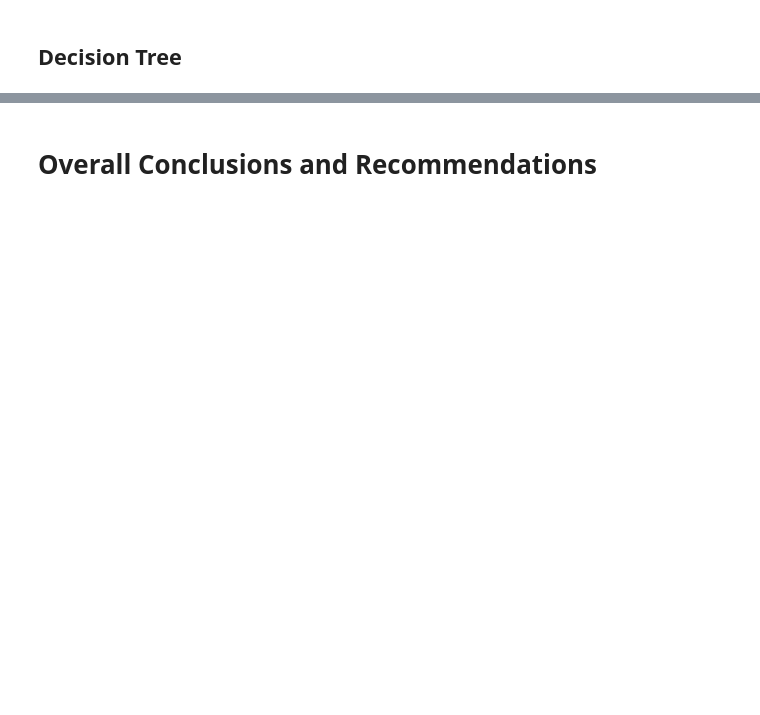
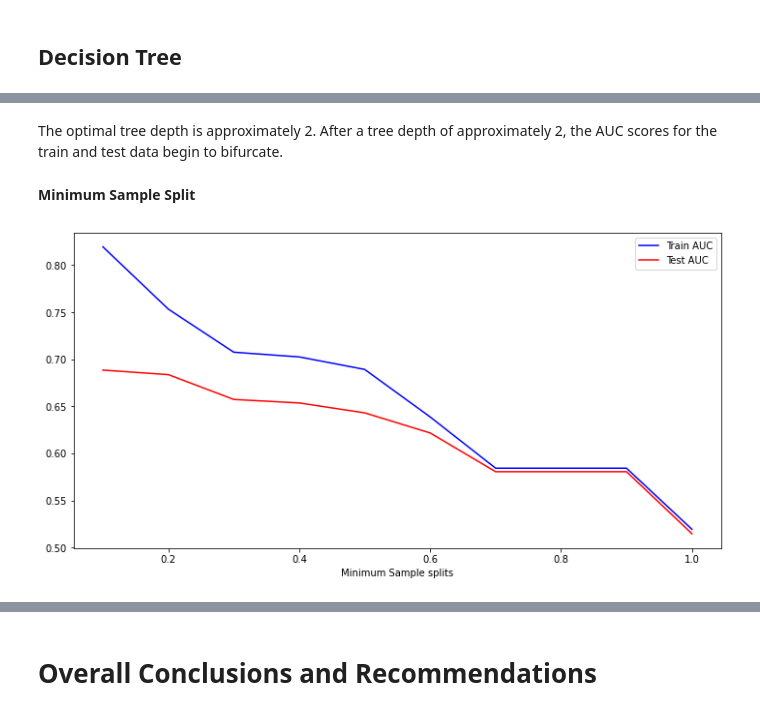
Before and after one commit to keithotuomagie/tweet_analysis, a Jupyter notebook: notebook.ipynb, the cells around one changed output, grey strips where cells are left out. Saved outputs shown, nothing was run; the diff lists cells and outputs as text; code cells hidden in the pictures; blank space fills up the shorter version.

```diff
--- a/notebook.ipynb
+++ b/notebook.ipynb
@@ -904,0 +1079,34 @@ Confusion Matrix:
+# %% [markdown]
+The optimal tree depth is approximately 2. After a tree depth of approximately 2, the AUC scores for the train and test data begin to bifurcate.
+# %% [markdown]
+**Minimum Sample Split**
+# %%
+# Min_samples_split - Identifying the optimal minimum samples split
+
+min_samples_splits = np.linspace(0.1, 1.0, 10, endpoint=True)
+train_results = []
+test_results = []
+for min_samples_split in min_samples_splits:
+    dt = DecisionTreeClassifier(criterion='entropy', min_samples_split=min_samples_split)
+    dt.fit(X_train_vectorized, y_train)
+    y_hat_train_dt = dt.predict_proba(X_train_vectorized)[:, 1]
+    fpr_dt, tpr_dt, thresholds_dt = roc_curve(y_train, y_hat_train_dt, pos_label='Positive')
+    roc_auc_dt = auc(fpr_dt, tpr_dt)
+
+    # Add auc score to previous train results
+    train_results.append(roc_auc_dt)
+    y_hat_test_dt = dt.predict_proba(X_test_vectorized)[:, 1]
+    fpr_dt, tpr_dt, thresholds_dt = roc_curve(y_test, y_hat_test_dt, pos_label='Positive')
+    roc_auc_dt = auc(fpr_dt, tpr_dt)
+
+    # Add auc score to previous test results
+    test_results.append(roc_auc_dt)
+
+plt.figure(figsize=(12,6))
+plt.plot(min_samples_splits, train_results, 'b', label='Train AUC')
+plt.plot(min_samples_splits, test_results, 'r', label='Test AUC')
+plt.xlabel('Minimum Sample splits')
+plt.legend()
+plt.show()
+# %% [output]
+[figure, added]
```
Also changed, not shown: parts of 23 cells of this notebook.
